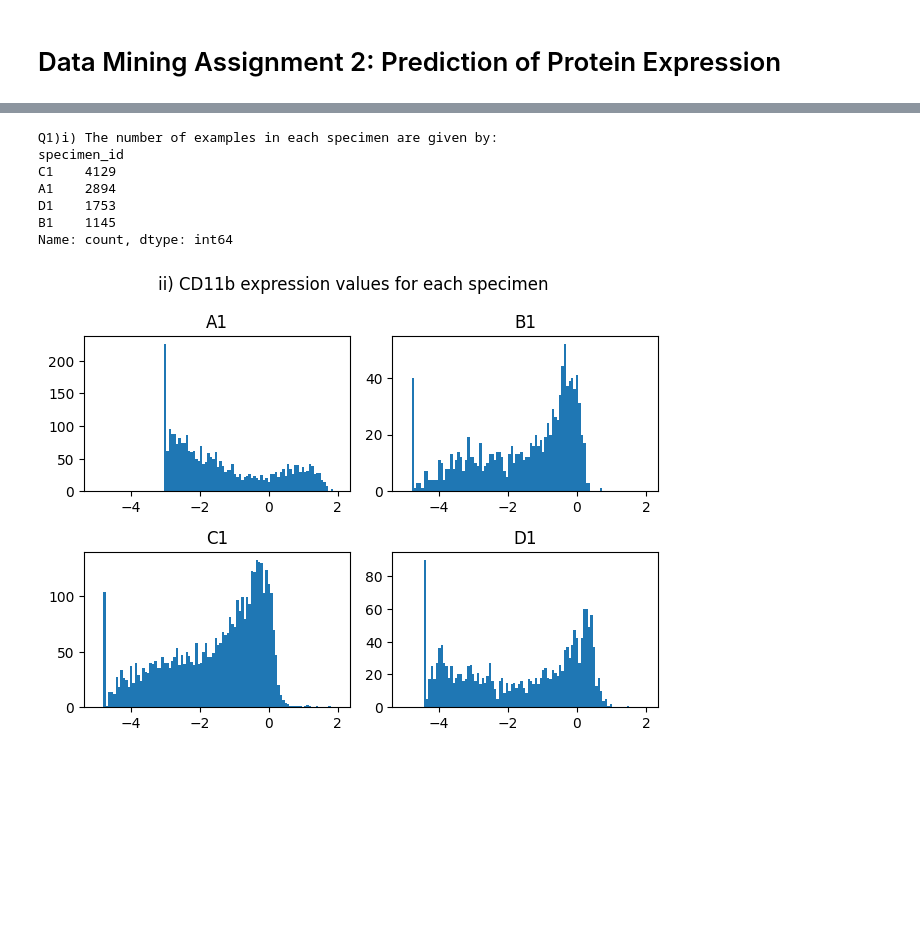
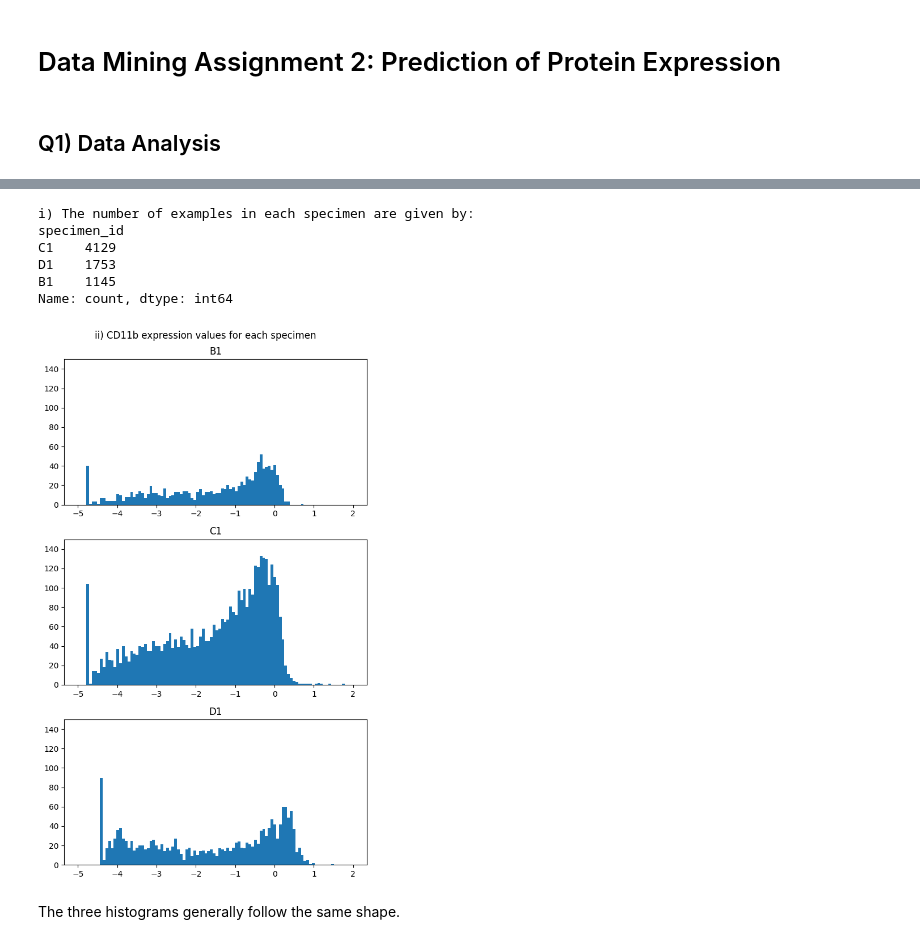
Before and after one commit to aloka-dias/data-mining-assignment-2, a Jupyter notebook: data_mining_assignment_2.ipynb, the cells around one changed output, grey strips where cells are left out. Cells and saved outputs as stored; diff of their text form; code cells hidden in the pictures; blank space fills up the shorter version.

```diff
--- a/data_mining_assignment_2.ipynb
+++ b/data_mining_assignment_2.ipynb
@@ -2,6 +2,8 @@
 <a href="https://colab.research.google.com/github/aloka-dias/data-mining-assignment-2/blob/main/data_mining_assignment_2.ipynb" target="_parent"><img src="https://colab.research.google.com/assets/colab-badge.svg" alt="Open In Colab"/></a>
 # %% [markdown]
 # Data Mining Assignment 2: Prediction of Protein Expression
+# %% [markdown]
+## Q1) Data Analysis
 # %%
 # @title
 !wget https://warwick.ac.uk/fac/sci/dcs/teaching/material/cs909/patches_256.zip
@@ -57,30 +59,34 @@ D1_9x69  -1.597396  0.032207 -0.867649  9x69           D1
 D1_9x71  -1.361031  0.182037 -1.186771  9x71           D1
 
 [9921 rows x 44 columns]
+# %%
+df_training = df[df['specimen_id'] != 'A1']
 # %%
-print('Q1)i) The number of examples in each specimen are given by:')
-print(df['specimen_id'].value_counts())
+print('i) The number of examples in each specimen are given by:')
+print(df_training['specimen_id'].value_counts())
 # %% [output]
-Q1)i) The number of examples in each specimen are given by:
+i) The number of examples in each specimen are given by:
 specimen_id
 C1    4129
-A1    2894
 D1    1753
 B1    1145
 Name: count, dtype: int64
 # %%
 import matplotlib.pyplot as plt
-fig, ((ax0, ax1), (ax2, ax3)) = plt.subplots(nrows=2, ncols=2)
+fig, (ax0, ax1, ax2) = plt.subplots(nrows=3, ncols=1, figsize=(6, 10))
 
-for ax, specimen in zip([ax0, ax1, ax2, ax3], ['A1', 'B1', 'C1', 'D1']):
-  ax.hist(df[df['specimen_id'] == specimen]['CD11b'], bins=100, range=(-5, 2))
+for ax, specimen in zip([ax0, ax1, ax2], ['B1', 'C1', 'D1']):
+  ax.hist(df_training[df_training['specimen_id'] == specimen]['CD11b'], bins=100, range=(-5, 2))
   ax.set_title(specimen)
+  ax.set_ylim([0,150])
 
 plt.suptitle('ii) CD11b expression values for each specimen')
 fig.tight_layout()
 plt.show()
 # %% [output]
-[figure, old version]
+[figure, new version]
+# %% [markdown]
+The three histograms generally follow the same shape.
 # %%
 image_folder = '/content/patches_256/'
 from skimage.color import rgb2hed
```
Also changed, not shown: parts of 12 cells of this notebook.
